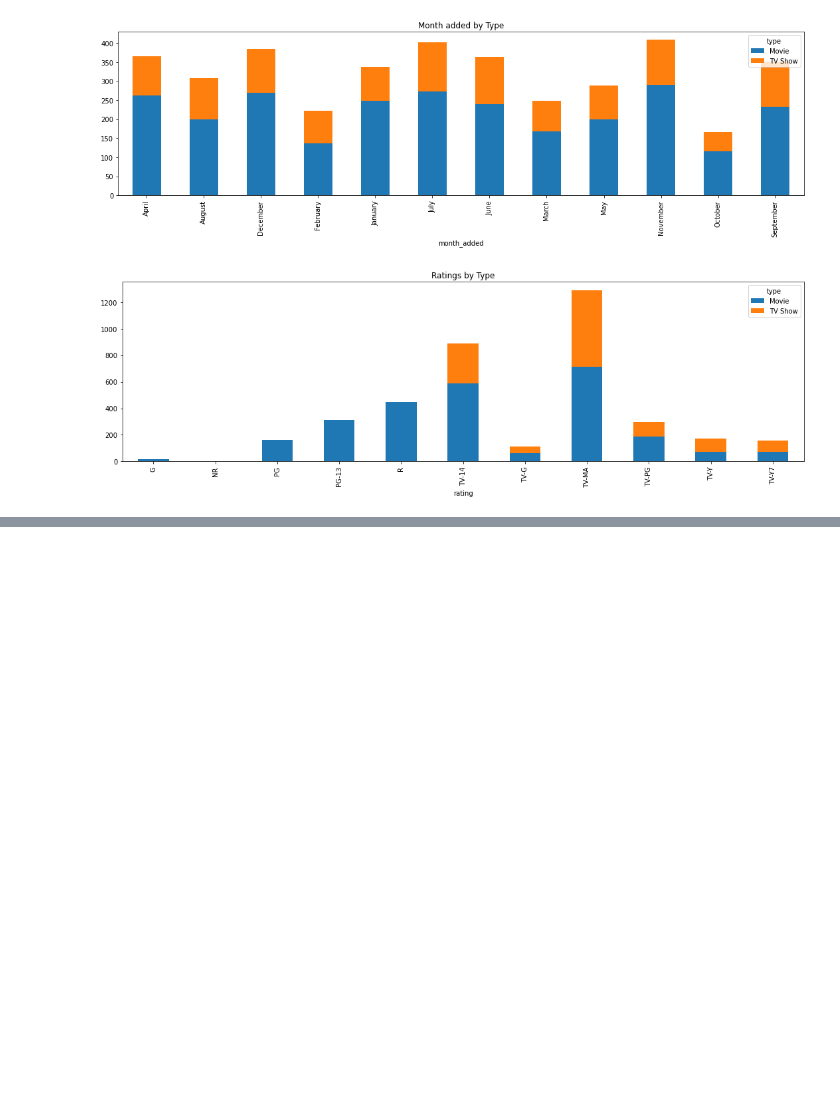
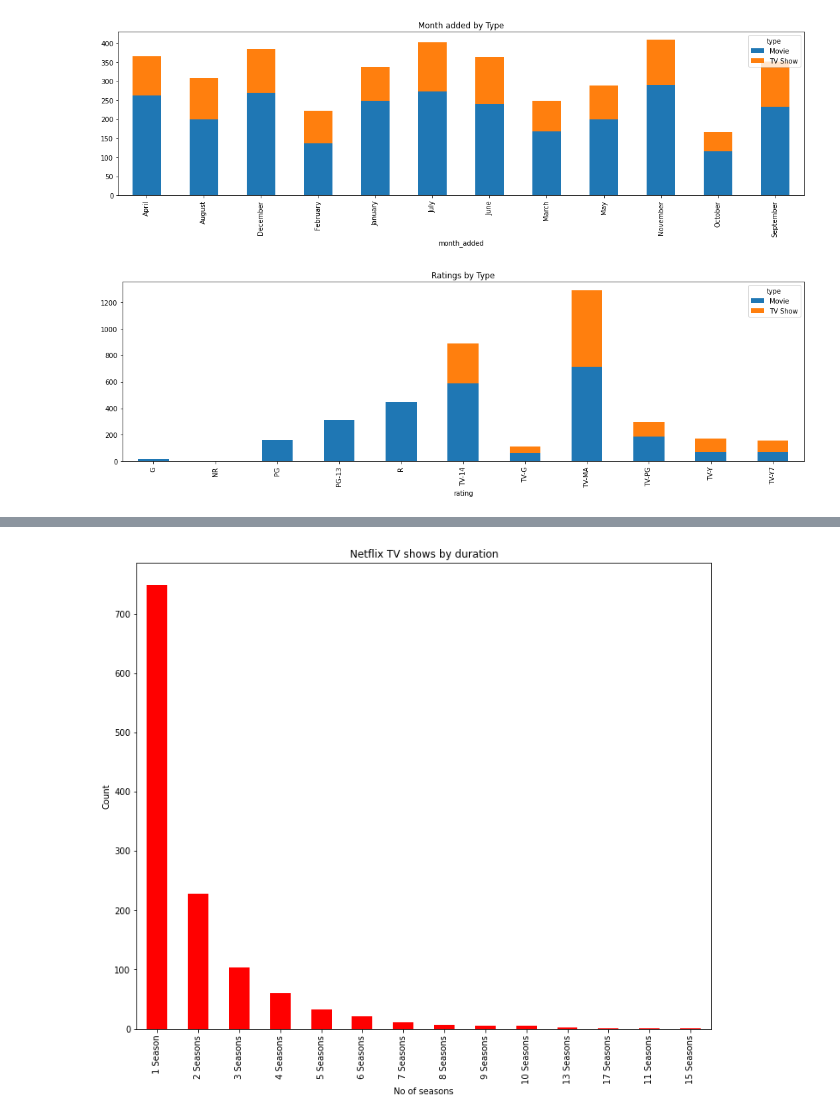
Before and after one commit to Frankr22/Streaming-Services-Comparison-Netflix-vs.-Disney, a Jupyter notebook: netflix.ipynb, the cells around one changed output, grey strips where cells are left out. Cells and saved outputs as stored; diff of their text form; code cells hidden in the pictures; blank space fills up the shorter version.

```diff
--- a/netflix.ipynb
+++ b/netflix.ipynb
@@ -286,4 +323,5 @@ plt.tight_layout()
 # %%
-# duration by type - TvShows
-movie_df = res.loc[res['type']=='Movie',:]
+# duration by type - TV Shows
 tvshow_df = res.loc[res['type']=='TV Show',:]
+tvshow_df['duration(int)'] = pd.to_numeric(movie_df['duration'].str.split().str.get(0))
+tvshow_df.head()
@@ -291,0 +340,11 @@ tvshow_df = res.loc[res['type']=='TV Show',:]
+# %%
+# duration by type - Tv - Shows
+season_data = tvshow_df['duration'].value_counts()
+
+# Graph
+fig9 = season_data.plot(kind = "bar", figsize=(12,10),color="red", title="Netflix TV shows by duration")
+fig9.set_xlabel("No of seasons")
+fig9.set_ylabel("Count")
+plt.savefig('Data/fig8.png')
+# %% [output]
+[figure, added]
```
Also changed, not shown: parts of 11 cells of this notebook, 10 other files.
